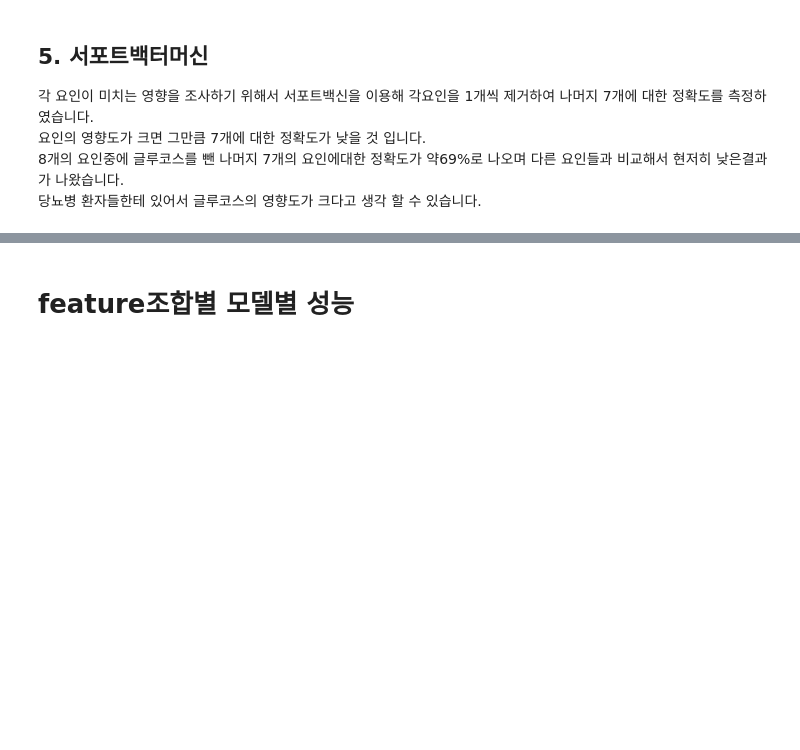
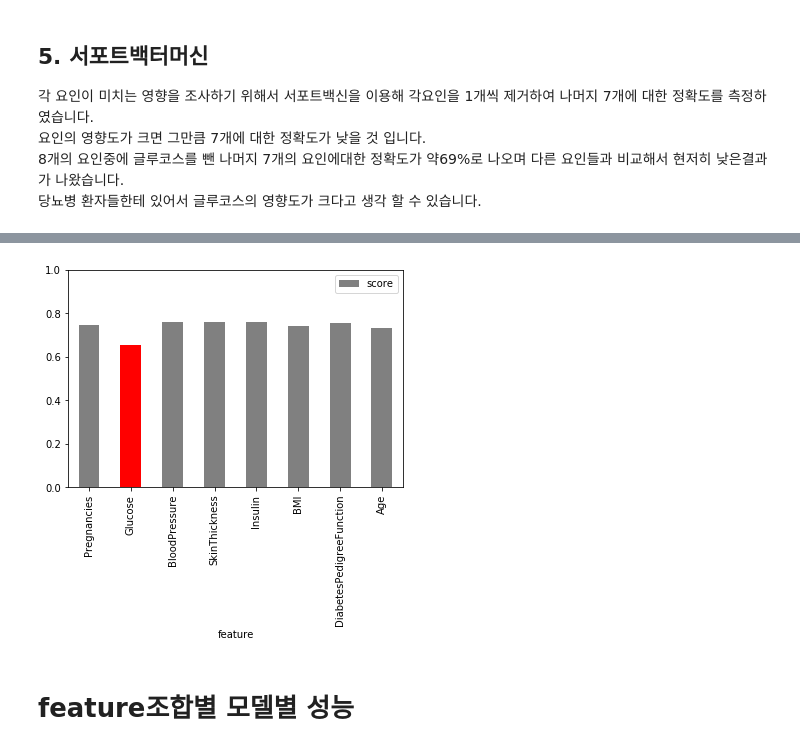
Before and after one commit to yeunkyung/projects, a Jupyter notebook: papers/Diabetes_Analysis.ipynb, the cells around one changed output, grey strips where cells are left out. Saved outputs shown, nothing was run; the diff lists cells and outputs as text; code cells hidden in the pictures; blank space fills up the shorter version.

```diff
--- a/papers/Diabetes_Analysis.ipynb
+++ b/papers/Diabetes_Analysis.ipynb
@@ -382,3 +563,6 @@ pca_df0
+# %%
+from sklearn.model_selection import train_test_split
+X_train, X_test, y_train, y_test = train_test_split(X_scaled, y, test_size=0.33, random_state=42)
 # %% [markdown]
 ## 4. 결정트리
 각 요인의 중요도를 측정하기위해서 이 모델을 이용하게 되었습니다.
@@ -404,0 +603,7 @@ Image("data/feature_importance_SVM.JPG")
+# %%
+from sklearn import svm
+clf = svm.SVC(gamma='auto',C=0.1)
+clf.fit(X_train, y_train)
+
+print("train score:",clf.score(X_train, y_train))
+print("test score:",clf.score(X_test, y_test))
@@ -404,0 +613,7 @@ Image("data/feature_importance_SVM.JPG")
+# %%
+col_list = []
+for i in range(len(X_scaled.columns)):
+    tmp_list = X_scaled.columns.tolist()
+    tmp_list.pop(i)
+    col_list.append(tmp_list)
+print(col_list)
@@ -404,0 +638,15 @@ Image("data/feature_importance_SVM.JPG")
+# %%
+result = []
+for i in range(len(col_list)):
+    tmp_X_train = X_train[col_list[i]]
+    tmp_X_test = X_test[col_list[i]]
+
+    from sklearn import svm
+    clf = svm.SVC(gamma='auto',C=0.09)
+    clf.fit(tmp_X_train, y_train)
+    print("if ", X.columns[i], "is dropped")
+    print("train score:",clf.score(tmp_X_train, y_train))
+    print("test score:",clf.score(tmp_X_test, y_test))
+    result.append((X.columns[i],clf.score(tmp_X_train, y_train)))
+
+result
@@ -405,3 +679,11 @@ Image("data/feature_importance_SVM.JPG")
+# %%
+score_df = pd.DataFrame(result)
+score_df.columns = ['feature','score']
+score_df.plot.bar(x='feature',y='score',color=['gray','red','gray','gray','gray','gray','gray','gray'])
+plt.ylim(0,1)
+plt.show()
+# %% [output]
+[figure, added]
 # %% [markdown]
 # feature조합별 모델별 성능
 # %% [markdown]
```
Also changed, not shown: parts of 101 cells of this notebook.
